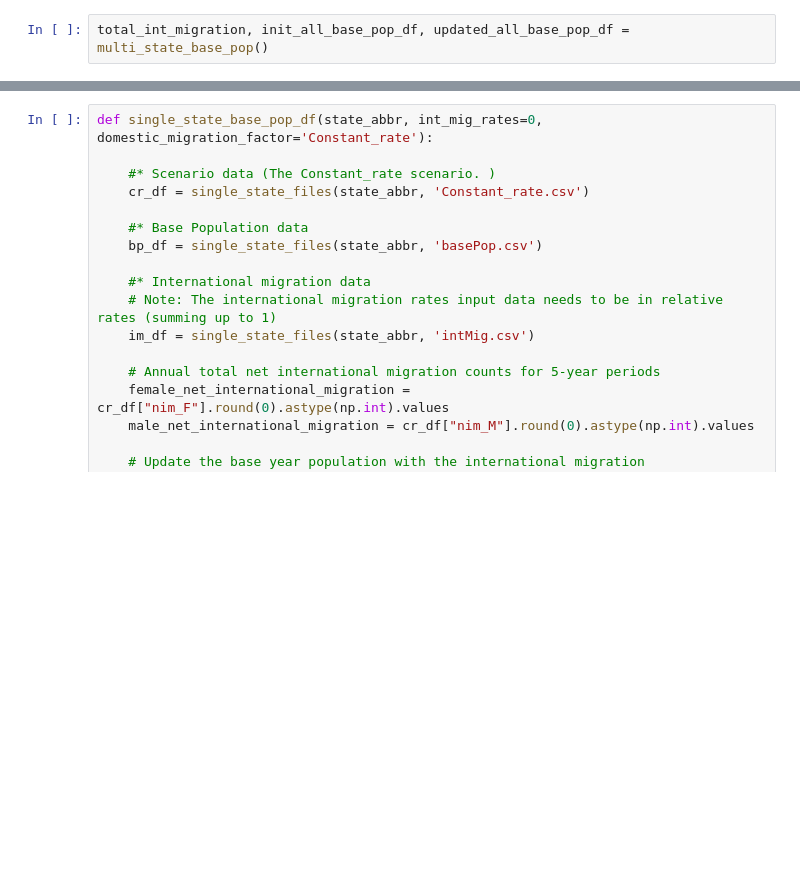
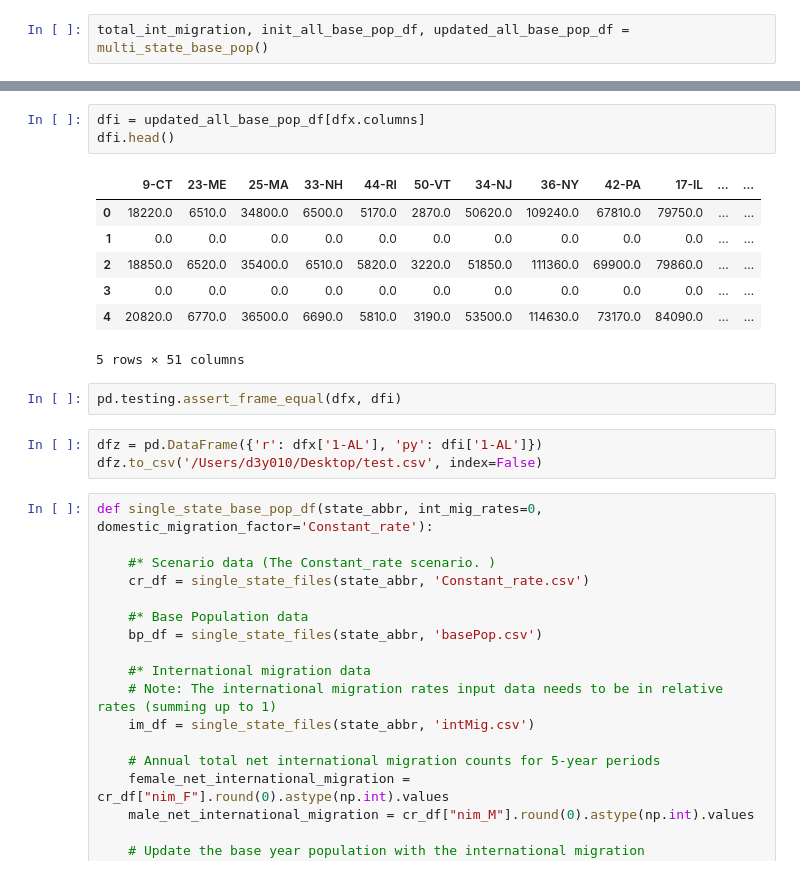
Before and after one commit to IMMM-SFA/statepop, a Jupyter notebook: statepop/debugging.ipynb, the cells around one changed output, grey strips where cells are left out. Saved outputs shown, nothing was run; the diff lists cells and outputs as text; blank space fills up the shorter version.

Commit message:
adding in migration code and tests

```diff
--- a/statepop/debugging.ipynb
+++ b/statepop/debugging.ipynb
@@ -310,3 +450,19 @@ total_int_migration, init_all_base_pop_df, updated_all_base_pop_df = multi_state
+# %%
+dfi = updated_all_base_pop_df[dfx.columns]
+dfi.head()
+# %% [output]
+|  | 9-CT | 23-ME | 25-MA | 33-NH | 44-RI | 50-VT | 34-NJ | 36-NY | 42-PA | 17-IL | ... | ... |
+| 0 | 18220.0 | 6510.0 | 34800.0 | 6500.0 | 5170.0 | 2870.0 | 50620.0 | 109240.0 | 67810.0 | 79750.0 | ... | ... |
+| 1 | 0.0 | 0.0 | 0.0 | 0.0 | 0.0 | 0.0 | 0.0 | 0.0 | 0.0 | 0.0 | ... | ... |
+| 2 | 18850.0 | 6520.0 | 35400.0 | 6510.0 | 5820.0 | 3220.0 | 51850.0 | 111360.0 | 69900.0 | 79860.0 | ... | ... |
+| 3 | 0.0 | 0.0 | 0.0 | 0.0 | 0.0 | 0.0 | 0.0 | 0.0 | 0.0 | 0.0 | ... | ... |
+| 4 | 20820.0 | 6770.0 | 36500.0 | 6690.0 | 5810.0 | 3190.0 | 53500.0 | 114630.0 | 73170.0 | 84090.0 | ... | ... |
+5 rows × 51 columns
+# %%
+pd.testing.assert_frame_equal(dfx, dfi)
+# %%
+dfz = pd.DataFrame({'r': dfx['1-AL'], 'py': dfi['1-AL']})
+dfz.to_csv('/Users/d3y010/Desktop/test.csv', index=False)
 # %%
 def single_state_base_pop_df(state_abbr, int_mig_rates=0, domestic_migration_factor='Constant_rate'):
 
```
Also changed, not shown: parts of 29 cells of this notebook.
